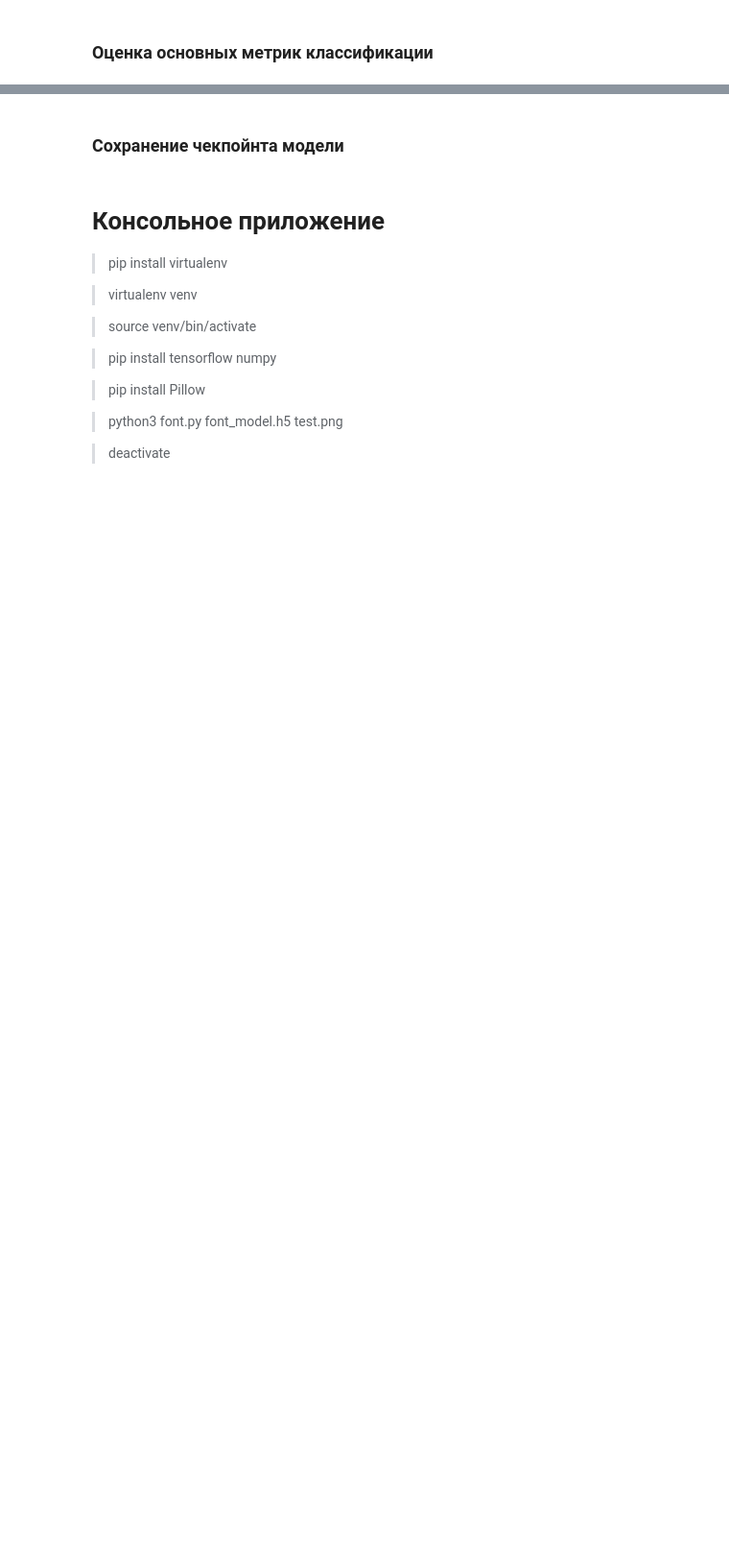
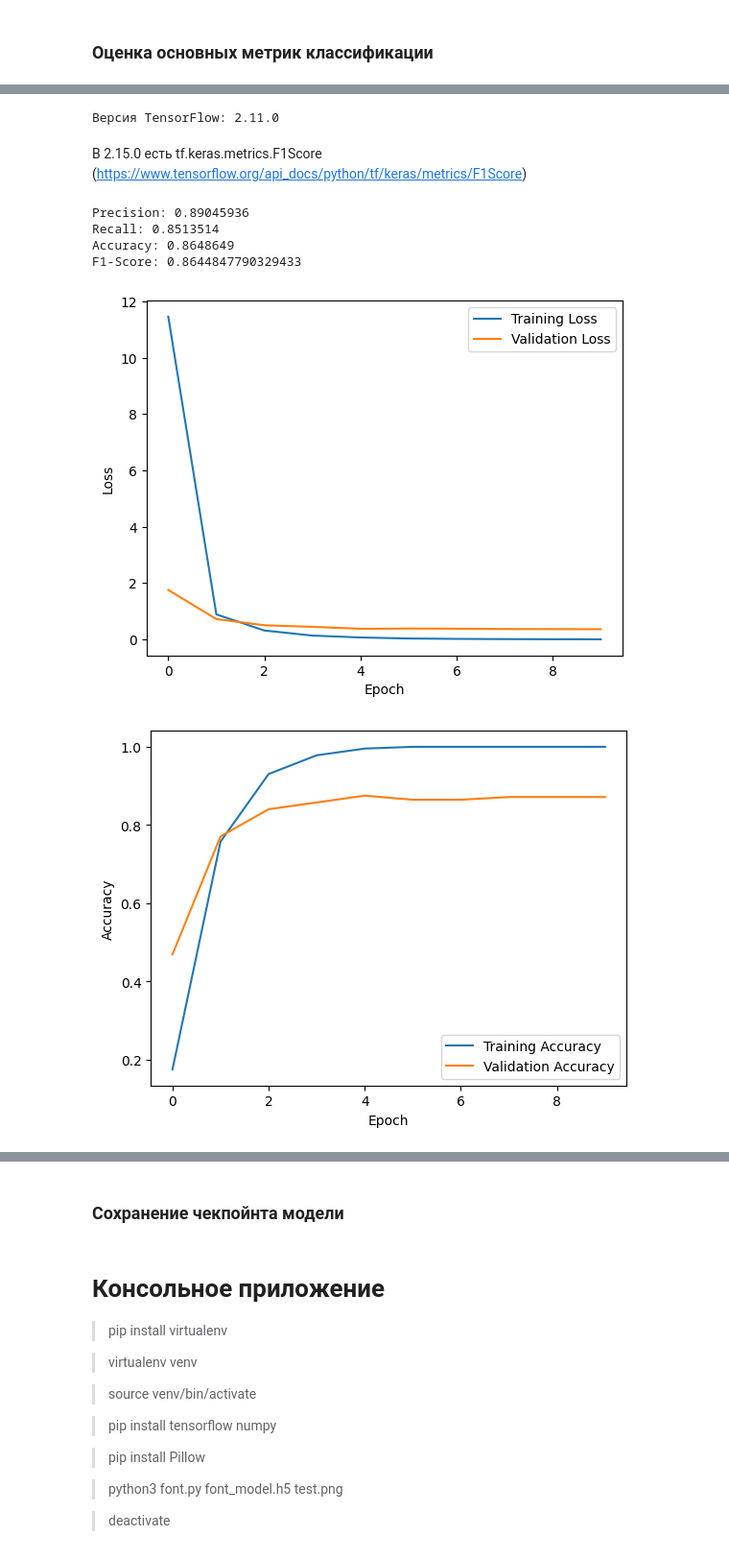
Before and after one commit to kolya18/fontsClassification, a Jupyter notebook: MartynovNickolay_fonts.ipynb, the cells around one changed output, grey strips where cells are left out. Shown at 96% size. Drawn from its saved outputs; the diff is of its cells as text; code cells hidden in the pictures; blank space fills up the shorter version.

```diff
--- a/MartynovNickolay_fonts.ipynb
+++ b/MartynovNickolay_fonts.ipynb
@@ -237,0 +211,65 @@ Classification Report:
+# %%
+print("Версия TensorFlow:", tf.__version__)
+# %% [output]
+Версия TensorFlow: 2.11.0
+# %% [markdown]
+В 2.15.0 есть tf.keras.metrics.F1Score (https://www.tensorflow.org/api_docs/python/tf/keras/metrics/F1Score)
+# %%
+import numpy as np
+import tensorflow as tf
+from sklearn.metrics import classification_report, confusion_matrix, f1_score, accuracy_score
+import matplotlib.pyplot as plt
+
+# Создать экземпляры метрик
+precision = tf.keras.metrics.Precision()
+recall = tf.keras.metrics.Recall()
+accuracy = tf.keras.metrics.Accuracy()
+
+# Оценка на тестовых данных
+test_steps = test_generator.samples // batch_size + 1
+true_labels = []
+predicted_labels = []
+
+for _ in range(test_steps):
+    batch_data, batch_labels = test_generator.next()
+    predictions = model.predict_on_batch(batch_data)
+
+    precision.update_state(batch_labels, predictions)
+    recall.update_state(batch_labels, predictions)
+    accuracy.update_state(tf.argmax(batch_labels, axis=1), tf.argmax(predictions, axis=1))
+
+    true_labels.extend(np.argmax(batch_labels, axis=1))
+    predicted_labels.extend(np.argmax(predictions, axis=1))
+
+# Получение значения метрик
+precision_result = precision.result().numpy()
+recall_result = recall.result().numpy()
+accuracy_result = accuracy.result().numpy()
+f1score_result = f1_score(true_labels, predicted_labels, average='weighted')
+
+print("Precision:", precision_result)
+print("Recall:", recall_result)
+print("Аccuracy:", accuracy_result)
+print("F1-Score:", f1score_result)
+
+# Отрисовка кривых обучения и тестирования
+plt.plot(history.history['loss'], label='Training Loss')
+plt.plot(history.history['val_loss'], label='Validation Loss')
+plt.xlabel('Epoch')
+plt.ylabel('Loss')
+plt.legend()
+plt.show()
+
+plt.plot(history.history['accuracy'], label='Training Accuracy')
+plt.plot(history.history['val_accuracy'], label='Validation Accuracy')
+plt.xlabel('Epoch')
+plt.ylabel('Accuracy')
+plt.legend()
+plt.show()
+# %% [output]
+Precision: 0.89045936
+Recall: 0.8513514
+Аccuracy: 0.8648649
+F1-Score: 0.8644847790329433
+[figure, added]
+[figure, added]
```
Also changed, not shown: parts of 8 cells of this notebook, 2 other files.
